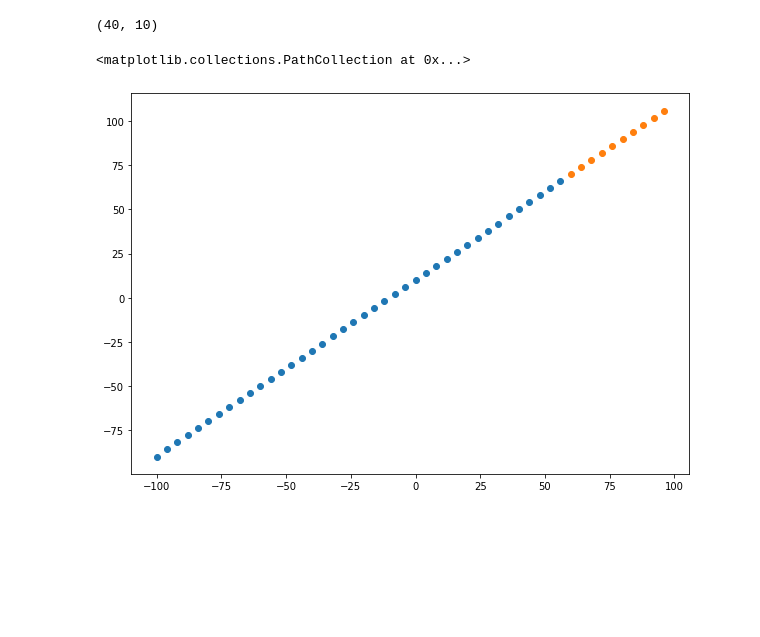
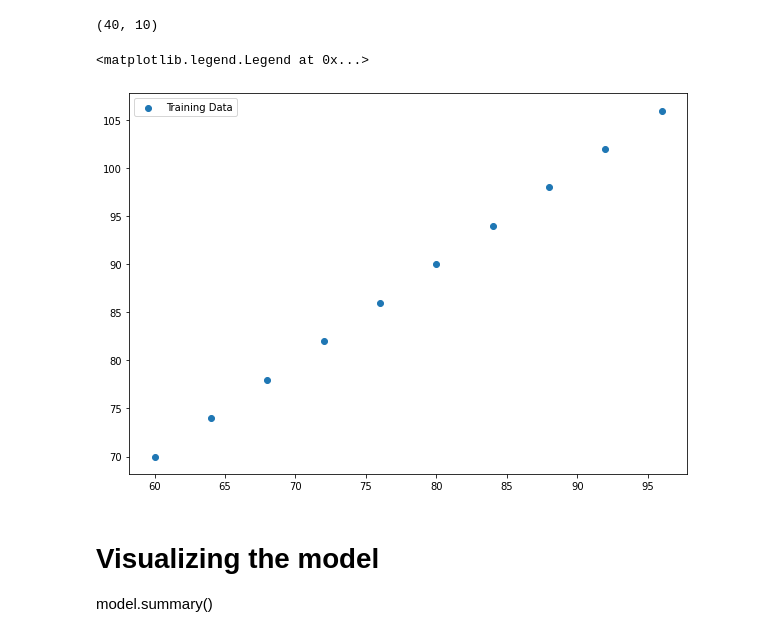
Before and after one commit to alexmercea99/Tensorflow-Learning, a Jupyter notebook: 01_neural_network_regression.ipynb, the cells around one changed output. Cells and saved outputs as stored; diff of their text form; code cells hidden in the pictures; blank space fills up the shorter version.

```diff
--- a/01_neural_network_regression.ipynb
+++ b/01_neural_network_regression.ipynb
@@ -159,9 +132,8 @@ len(X_train), len(X_test)
 # %%
 # Visualizing the data
 plt.figure(figsize=(10,7))
-plt.scatter(X_train, y_train)
 plt.scatter(X_test, y_test)
 plt.legend(['Training Data','Test Data'])
 # %% [output]
-<matplotlib.collections.PathCollection at 0x...>
+<matplotlib.legend.Legend at 0x...>
-[figure, old version]
+[figure, new version]
@@ -167,0 +152,3 @@ plt.legend(['Training Data','Test Data'])
+# %% [markdown]
+# Visualizing the model
+model.summary()
```
Also changed, not shown: parts of 46 cells of this notebook, 2 other files.
